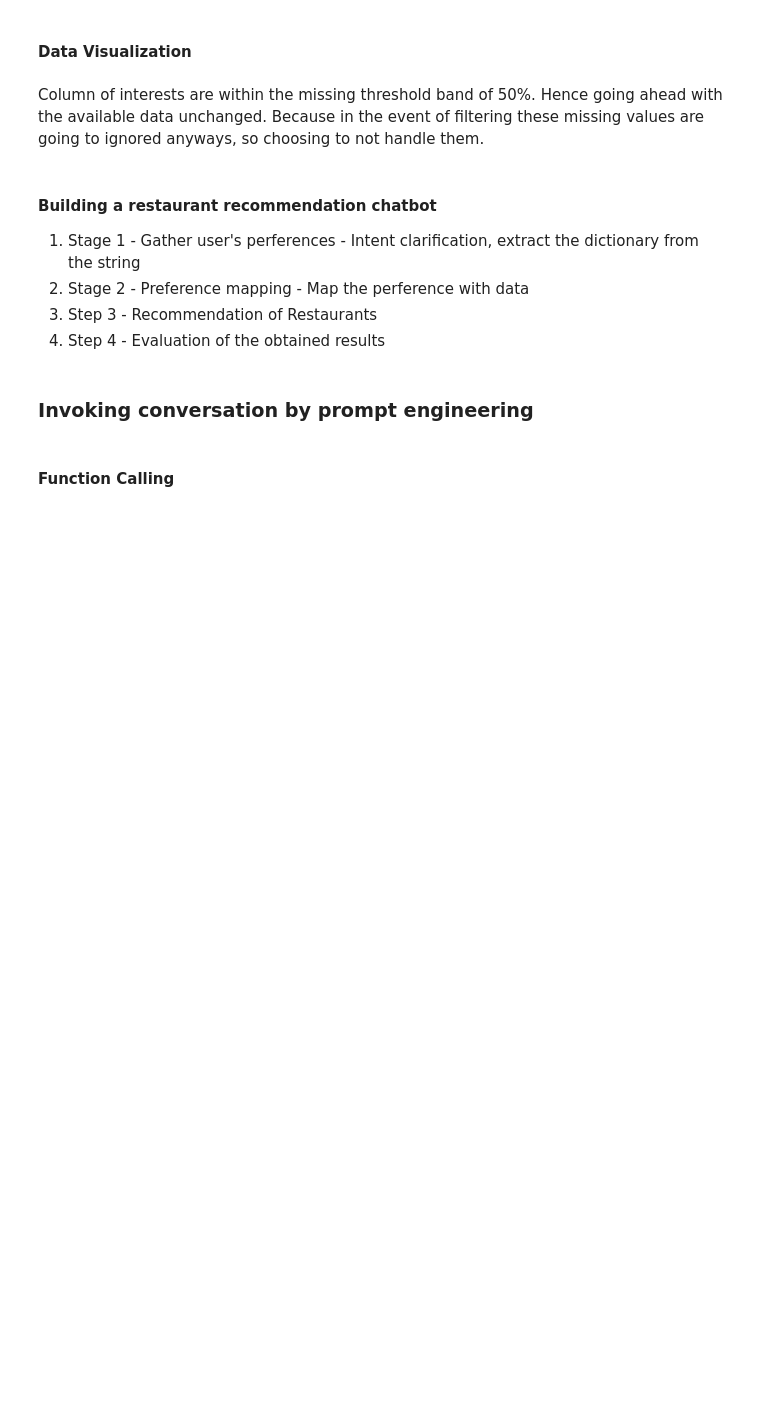
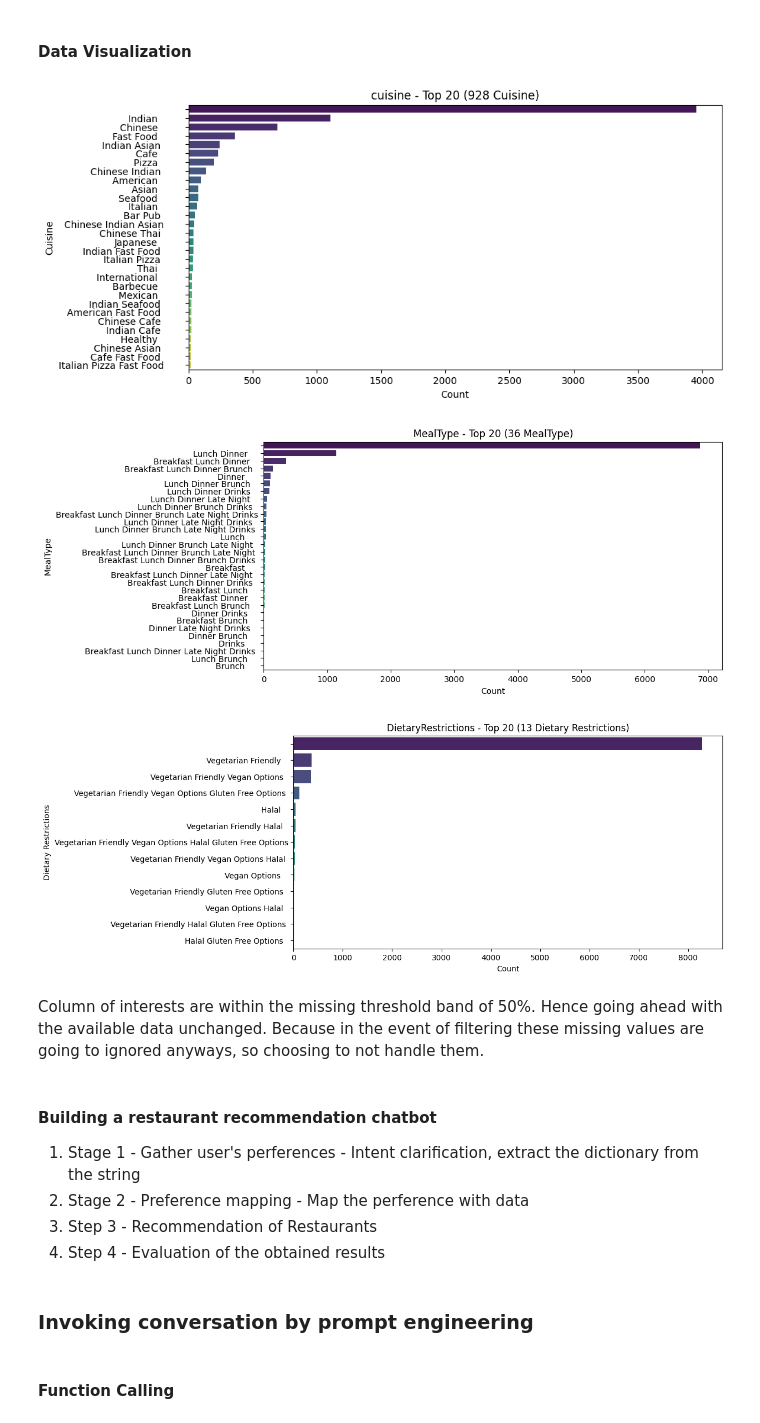
Before and after one commit to Abbhiraami/ML_AI_masters, a Jupyter notebook: restaurant_recomm/restaurant_recomm_2.ipynb, the cells around one changed output. Drawn from its saved outputs; the diff is of its cells as text; code cells hidden in the pictures; blank space fills up the shorter version.

```diff
--- a/restaurant_recomm/restaurant_recomm_2.ipynb
+++ b/restaurant_recomm/restaurant_recomm_2.ipynb
@@ -136,17 +137,23 @@ dtype: float64
 # %% [markdown]
 #### Data Visualization
 # %%
-## FInding out the number of unique cuisines available in each dataset
-def unique_vars_visualization(data=None,column=None):
-    data['cuisines_list']=data[column]#.apply(lambda x: [i.strip() for i in x])
-    df_cusines=pd.DataFrame(data['cuisines_list'].value_counts())
+def unique_visuals(data=None,column=None, col_name=str):
+    df_cusines=pd.DataFrame(data.query(f'{column}!=""')[column].value_counts())
     df_cusines.reset_index(inplace=True)
-    df_cusines.columns=['Cuisines','Count']
+    df_cusines.columns=[col_name,'Count']
 
     fig=plt.figure(figsize=(10,5))
-    sns.barplot(x='Count',y='Cuisines',data=df_cusines.head(30),palette='viridis')
-    plt.title(column+' - Top 20 '+'('+str(df_cusines.shape[0])+' Cuisines'+')')
+    sns.barplot(x='Count',y=col_name,data=df_cusines.head(30),palette='viridis')
+    plt.title(column+' - Top 20 '+'('+str(df_cusines.shape[0]) + " "+col_name +')')
     plt.show()
+# %%
+unique_visuals(beng_restaurants, 'cuisine',col_name='Cuisine')
+unique_visuals(beng_restaurants, 'MealType',col_name='MealType')
+unique_visuals(beng_restaurants, 'DietaryRestrictions',col_name='Dietary Restrictions')
+# %% [output]
+[figure, added]
+[figure, added]
+[figure, added]
 # %%
 beng_restaurants.to_csv('bengaluru_restaurants_cleaned.csv',index=False)
 # %% [markdown]
```
Also changed, not shown: parts of 2 cells of this notebook, 1 other file.
